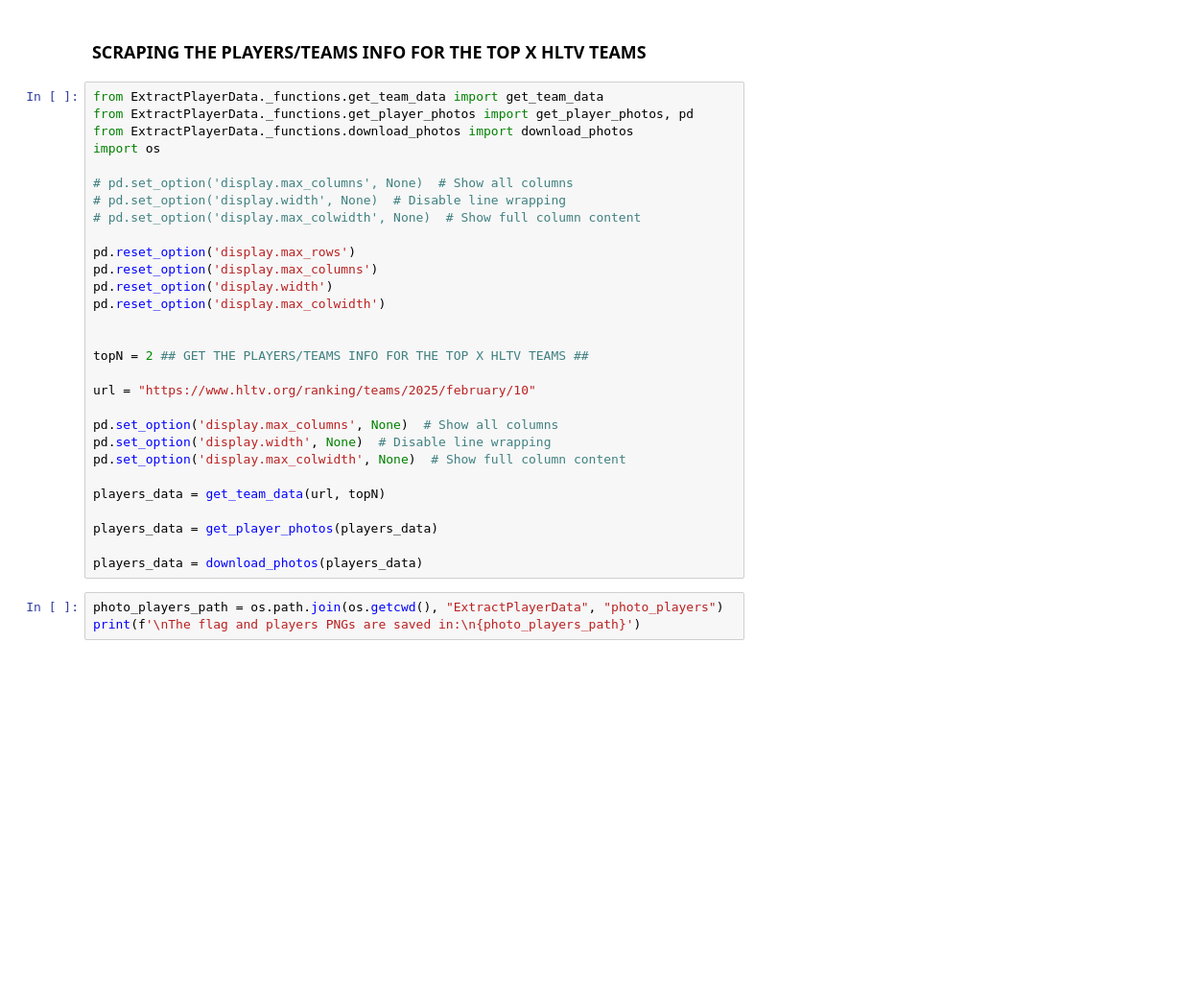
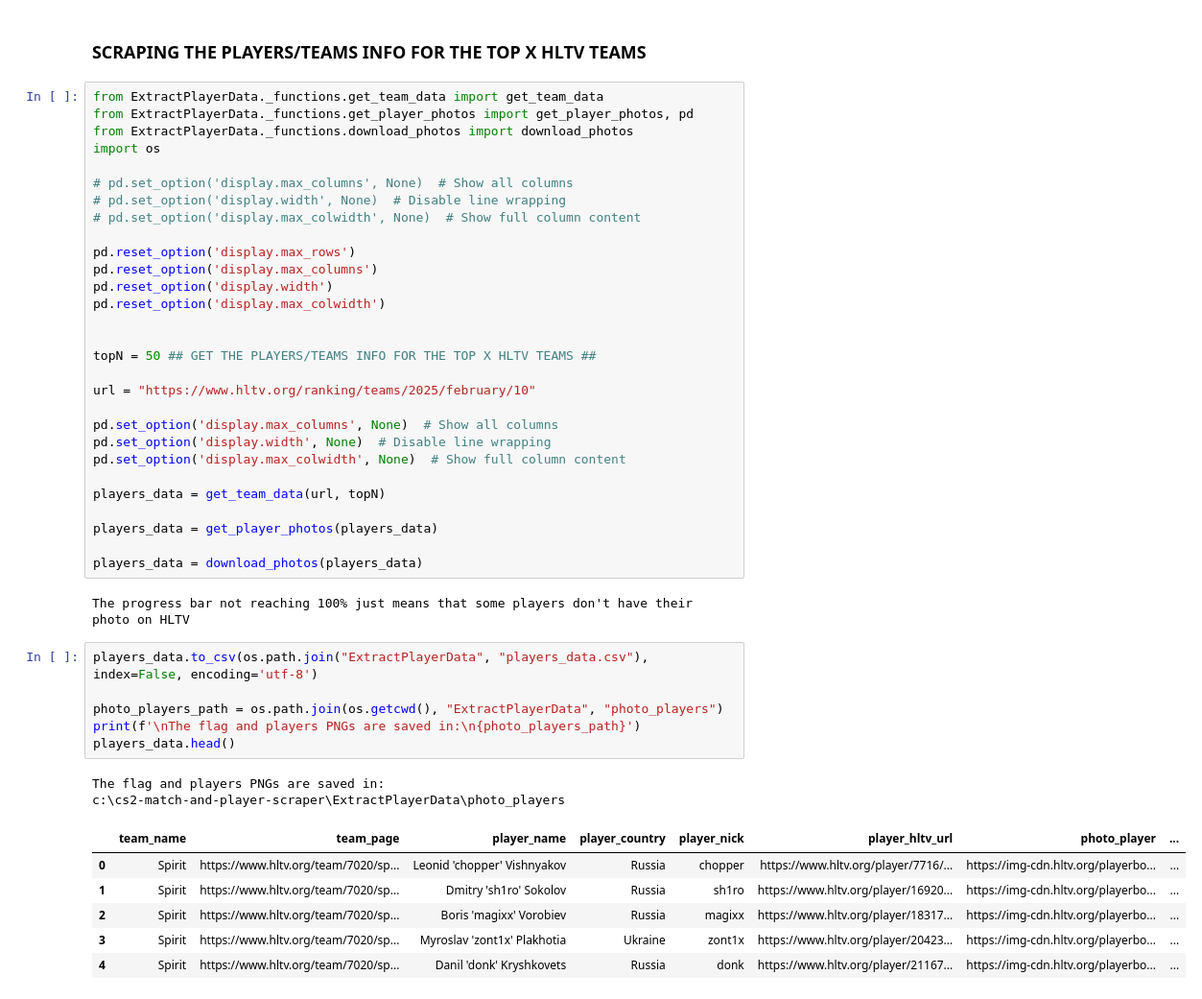
Before and after one commit to thaalescosta/cs2-match-and-player-scraper, a Jupyter notebook: ExtractPlayerData.ipynb, the cells around one changed output. Shown: that part at 96% size. Saved outputs shown, nothing was run; the diff lists cells and outputs as text; blank space fills up the shorter version.

```diff
--- a/ExtractPlayerData.ipynb
+++ b/ExtractPlayerData.ipynb
@@ -16,7 +16,7 @@ pd.reset_option('display.width')
 pd.reset_option('display.max_colwidth')
 
 
-topN = 2 ## GET THE PLAYERS/TEAMS INFO FOR THE TOP X HLTV TEAMS ##
+topN = 50 ## GET THE PLAYERS/TEAMS INFO FOR THE TOP X HLTV TEAMS ##
 
 url = "https://www.hltv.org/ranking/teams/2025/february/10"
 
@@ -29,8 +29,22 @@ players_data = get_team_data(url, topN)
 players_data = get_player_photos(players_data)
 
 players_data = download_photos(players_data)
+# %% [output]
+The progress bar not reaching 100% just means that some players don't have their photo on HLTV
 # %%
+players_data.to_csv(os.path.join("ExtractPlayerData", "players_data.csv"), index=False, encoding='utf-8')
+
 photo_players_path = os.path.join(os.getcwd(), "ExtractPlayerData", "photo_players")
 print(f'\nThe flag and players PNGs are saved in:\n{photo_players_path}')
+players_data.head()
+# %% [output]
+The flag and players PNGs are saved in:
+c:\cs2-match-and-player-scraper\ExtractPlayerData\photo_players
+|  | team_name | team_page | player_name | player_country | player_nick | player_hltv_url | photo_player | ... |
+| 0 | Spirit | https://www.hltv.org/team/7020/sp... | Leonid 'chopper' Vishnyakov | Russia | chopper | https://www.hltv.org/player/7716/... | https://img-cdn.hltv.org/playerbo... | ... |
+| 1 | Spirit | https://www.hltv.org/team/7020/sp... | Dmitry 'sh1ro' Sokolov | Russia | sh1ro | https://www.hltv.org/player/16920... | https://img-cdn.hltv.org/playerbo... | ... |
+| 2 | Spirit | https://www.hltv.org/team/7020/sp... | Boris 'magixx' Vorobiev | Russia | magixx | https://www.hltv.org/player/18317... | https://img-cdn.hltv.org/playerbo... | ... |
+| 3 | Spirit | https://www.hltv.org/team/7020/sp... | Myroslav 'zont1x' Plakhotia | Ukraine | zont1x | https://www.hltv.org/player/20423... | https://img-cdn.hltv.org/playerbo... | ... |
+| 4 | Spirit | https://www.hltv.org/team/7020/sp... | Danil 'donk' Kryshkovets | Russia | donk | https://www.hltv.org/player/21167... | https://img-cdn.hltv.org/playerbo... | ... |
 # %%
 display(players_data)
```
Also changed, not shown: parts of 1 cell of this notebook, 16 other files.
